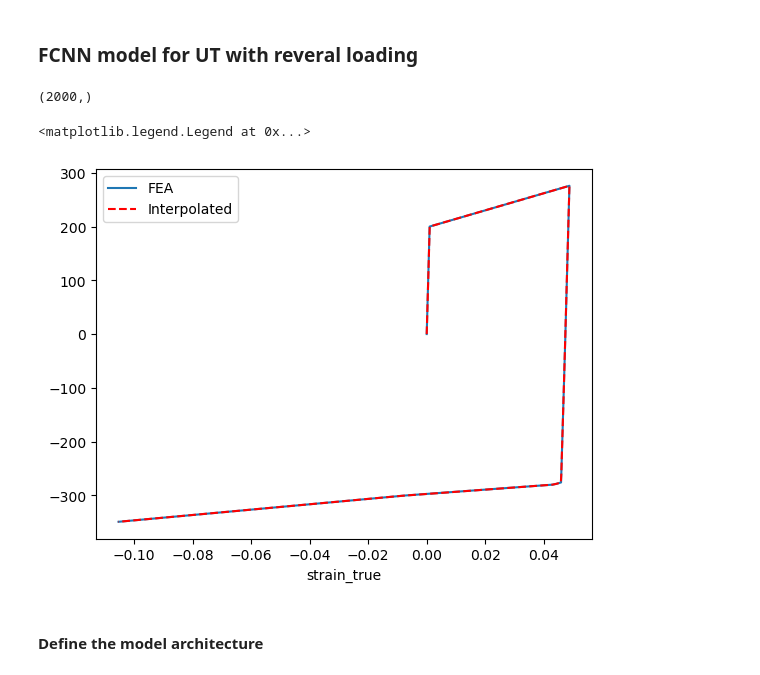
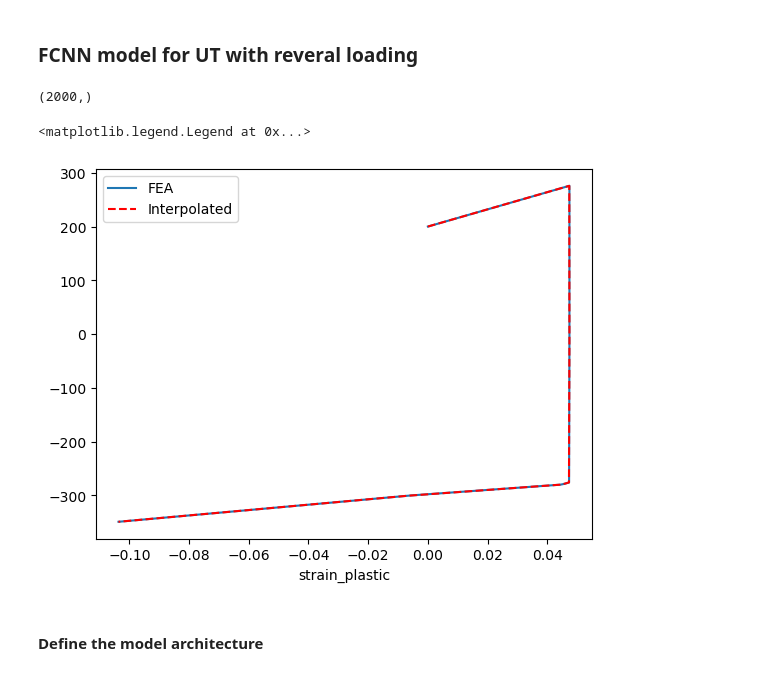
Before and after one commit to shipinqin/sci_ML_playground, a Jupyter notebook: RNN_elastoplasticity/RNN_elastoplasticity.ipynb, the cells around one changed output. Drawn from its saved outputs; the diff is of its cells as text; code cells hidden in the pictures.

```diff
--- a/RNN_elastoplasticity/RNN_elastoplasticity.ipynb
+++ b/RNN_elastoplasticity/RNN_elastoplasticity.ipynb
@@ -12,46 +12,55 @@ ML model: Gated recurrent units (GRU) + fully-connected layer (for plane stress
 # %%
 import numpy as np
 
-def interpolate(xin, yin, reverse=False):
+def interpolate(xin, yin, npt=1000, reverse=False):
 
-    strain = np.linspace(min(xin), max(xin), 1000) if not reverse else np.linspace(max(xin), min(xin), 1000)
+    strain = np.linspace(min(xin), max(xin), 1000) if not reverse else np.linspace(max(xin), min(xin), npt)
     stress = np.interp(strain, xin, yin) if not reverse else np.interp(strain, xin[::-1], yin[::-1])
 
     return strain, stress
 # %%
 import os
 import pandas as pd
 import numpy as np
 import matplotlib.pyplot as plt
 
 excel_fpath = "Reproduction_Mohr_2020_JMPS.xlsx"
 sheet = 'UT w reversal'
 df = pd.read_excel(excel_fpath, sheet_name=sheet, header=9, usecols='F:P')
+E = 201000  # MPa
+sig_y = 200  # MPa
 
 df['RF2'] = df['RF2 Node 3'] + df['RF2 Node 4']
 df['U2'] = df['U2 Node 3']
 
 df['strain_true'] = np.log(1+df['U2'])
 df['stress_true'] = df['RF2'] * (1+df['U2'])
+df['strain_plastic'] = df['strain_true'] - df['stress_true'] / E
 
-ind_max = df['stress_true'].idxmax()
-strain1, stress1 = interpolate(df['strain_true'][:ind_max+1], df['stress_true'][:ind_max+1])
-strain2, stress2 = interpolate(df['strain_true'][ind_max:], df['stress_true'][ind_max:], reverse=True)
+ind_yield = df[df['stress_true']>=sig_y].index[0]
+
+df_yield = df.iloc[ind_yield:]
+ind_max = df_yield['stress_true'].idxmax()
+
+df_to_use = df_yield
+
+strain1, stress1 = interpolate(df_to_use['strain_plastic'][:ind_max+1], df_to_use['stress_true'][:ind_max+1])
+strain2, stress2 = interpolate(df_to_use['strain_plastic'][ind_max:],   df_to_use['stress_true'][ind_max:], reverse=True)
 strain = np.concatenate((strain1, strain2))
 stress = np.concatenate((stress1, stress2))
 strain_inc = np.diff(strain)
 strain_sum = np.cumsum(abs(strain_inc))
 strain_sum = np.concatenate(([0], strain_sum))  # Add zero at the beginning
 print(strain_sum.shape)
 
 fig, ax = plt.subplots()
-df.plot(x='strain_true', y='stress_true', ax=ax, label='FEA')
+df_to_use.plot(x='strain_plastic', y='stress_true', ax=ax, label='FEA')
 ax.plot(strain, stress, label='Interpolated', color='r', linestyle='--')
 ax.legend()
 # %% [output]
 (2000,)
 <matplotlib.legend.Legend at 0x...>
-[figure, old version]
+[figure, new version]
 # %% [markdown]
 #### Define the model architecture
 # %%
```
Also changed, not shown: parts of 6 cells of this notebook, 3 other files.
